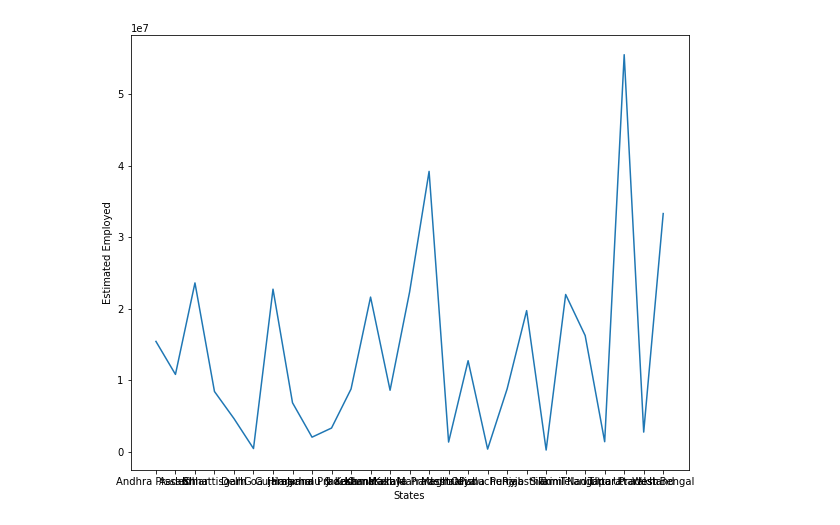
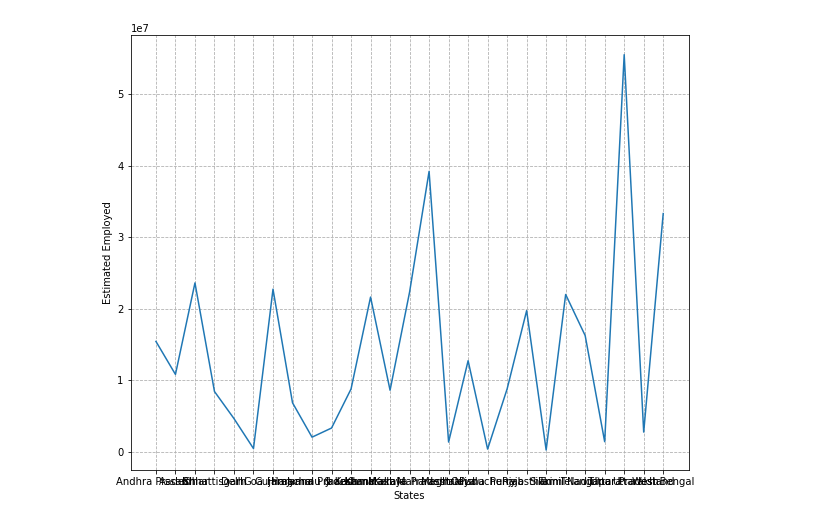
Before and after one commit to Sonali749/MSC-Project, a Jupyter notebook: Unemployment_rate.ipynb, the cells around one changed output. Drawn from its saved outputs; the diff is of its cells as text; code cells hidden in the pictures.

```diff
--- a/Unemployment_rate.ipynb
+++ b/Unemployment_rate.ipynb
@@ -224,6 +218,8 @@ fig.show()
 # %%
 plt.subplots(figsize=(10,8))
 sns.lineplot(data=df, x='States', y='Estimated Employed', ci=None)
+ax = plt.gca()
+ax.grid(which='major', axis='both', linestyle='--')
 plt.show()
 # %% [output]
-[figure, old version]
+[figure, new version]
```
Also changed, not shown: parts of 15 cells of this notebook.
